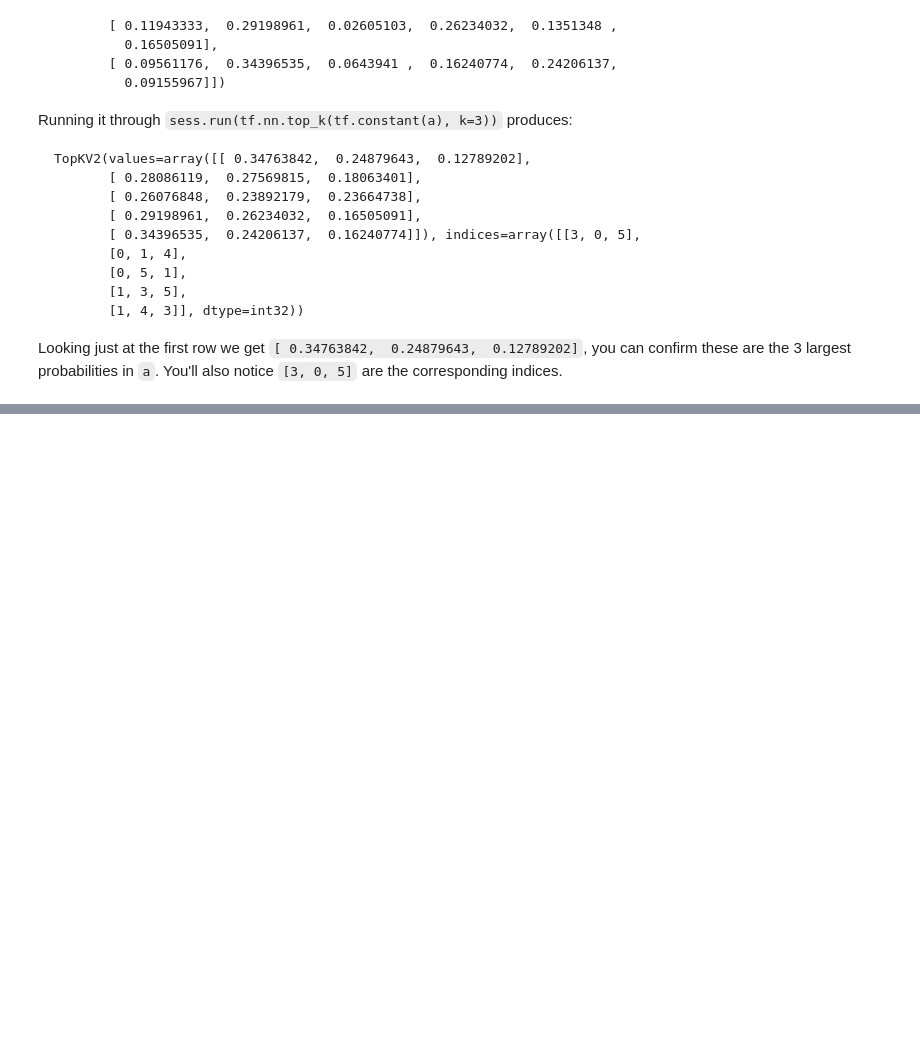
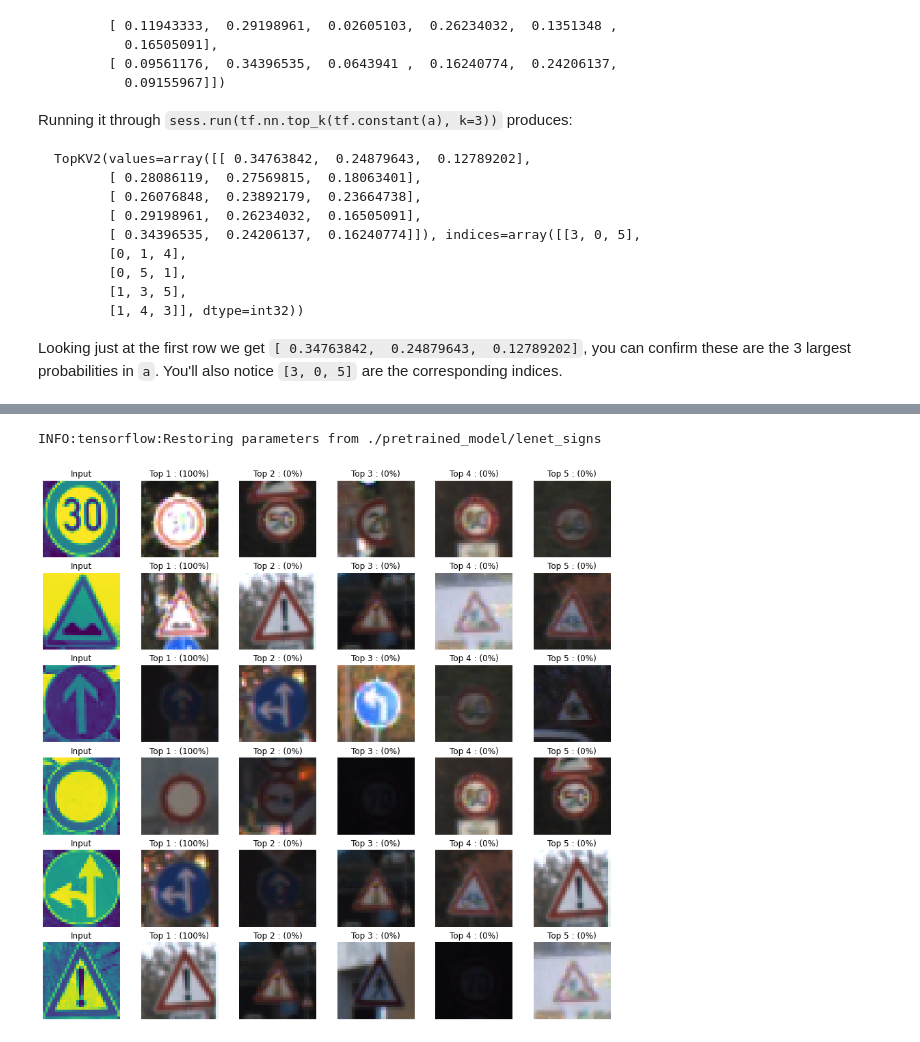
Before and after one commit to cyan-ide/Udacity-CarND-Traffic-Sign-Classifier-P3, a Jupyter notebook: Traffic_Sign_Classifier.ipynb, the cells around one changed output, grey strips where cells are left out. Saved outputs shown, nothing was run; the diff lists cells and outputs as text; code cells hidden in the pictures; blank space fills up the shorter version.

```diff
--- a/Traffic_Sign_Classifier.ipynb
+++ b/Traffic_Sign_Classifier.ipynb
@@ -341,4 +347,0 @@ y_train_p = np.append(y_train_p,y_train_p)
-# %%
-#append rotated images to the train set
-X_train_p = np.append(X_train_p,zoomed,axis=0)
-y_train_p = np.append(y_train_p,y_train_p)
@@ -532,7 +523,7 @@ with tf.Session() as sess:
         for offset in range(0, num_examples, BATCH_SIZE):
             end = offset + BATCH_SIZE
             batch_x, batch_y = X_train_p[offset:end], y_train_p[offset:end]
-            sess.run(training_operation, feed_dict={x: batch_x, y: batch_y})
+            sess.run(training_operation, feed_dict={x: batch_x, y: batch_y, dropout_keep_prob: 0.5})
 
         end = time.time()
         epoch_time = end - start
@@ -551,7 +542,7 @@ with tf.Session() as sess:
         print()
 
     print("Total training time: : {:.4f}".format(total_time))
-    #saver.save(sess, './lenet_signs')
+    saver.save(sess, './pretrained_model/lenet_signs')
     print("Model saved")
 # %% [output]
 Training...
@@ -764,0 +695,41 @@ def outputFeatureMap(image_input, tf_activation, activation_min=-1, activation_m
+# %%
+### Print out the top five softmax probabilities for the predictions on the German traffic sign images found on the web.
+### Feel free to use as many code cells as needed.
+
+k_size = 5
+softmax_logits = tf.nn.softmax(logits)
+top_k = tf.nn.top_k(softmax_logits, k=k_size)
+
+#x = tf.placeholder(tf.float32, (None, 32, 32, COLOR_CHANNELS), name="x_val")
+#dropout_keep_prob = tf.placeholder(tf.float32, name="dropout_keep_prob")
+fig, axes = plt.subplots(6, k_size+1, figsize = (15, 14.5))
+
+with tf.Session() as sess:
+    sess.run(tf.global_variables_initializer())
+    saver.restore(sess, "./pretrained_model/lenet_signs")
+    top_k_predictions = sess.run(top_k, feed_dict={x: new_images, dropout_keep_prob: 1.0})
+
+    for i in range(6):
+        figures = {}
+        labels = {}
+
+        #print input image
+        figures[0] = new_images[i]
+        labels[0] = "Input"
+        #plot
+        axes[i][0].set_axis_off()
+        axes[i][0].imshow(figures[0])
+        axes[i][0].set_title(labels[0], fontsize=12)
+
+        #print predictions
+        for j in range(k_size):
+            labels[j+1] = 'Top {} : ({:.0f}%)'.format(j+1, 100*top_k_predictions[0][i][j])
+            #get image corresponding to predicted class
+            figures[j+1] = X_valid[np.argwhere(y_valid == top_k_predictions[1][i][j])[0]].squeeze()
+            #plot
+            axes[i][j+1].set_axis_off()
+            axes[i][j+1].imshow(figures[j+1]) #, interpolation = 'nearest', \
+            axes[i][j+1].set_title(labels[j+1], fontsize=12)
+# %% [output]
+INFO:tensorflow:Restoring parameters from ./pretrained_model/lenet_signs
+[figure, added]
```
Also changed, not shown: parts of 29 cells of this notebook, 39 other files.
